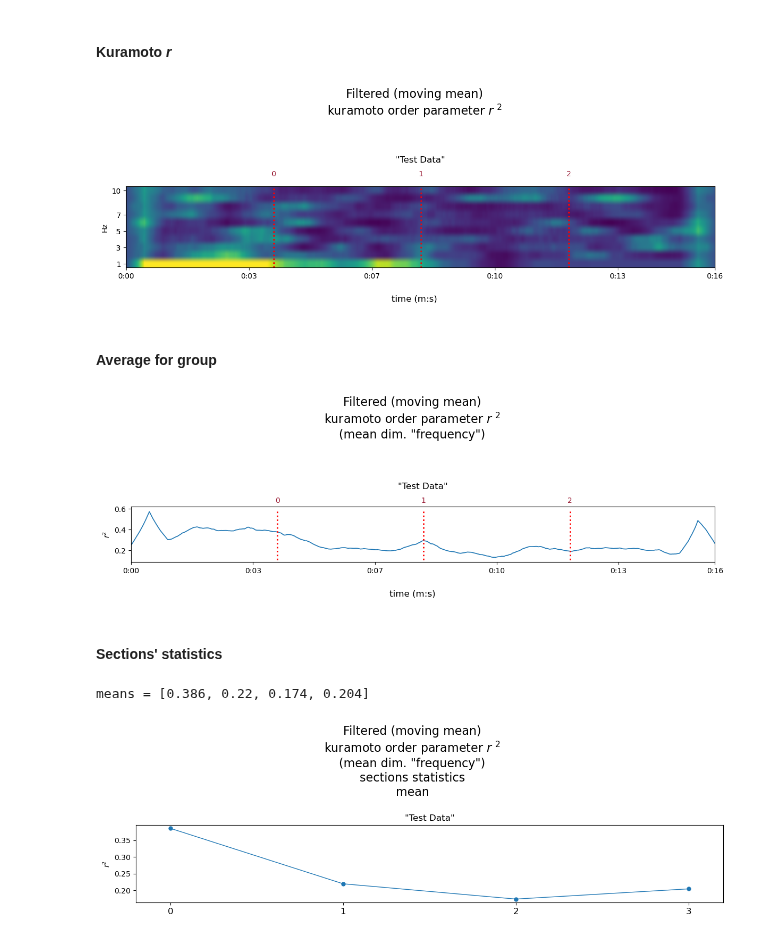
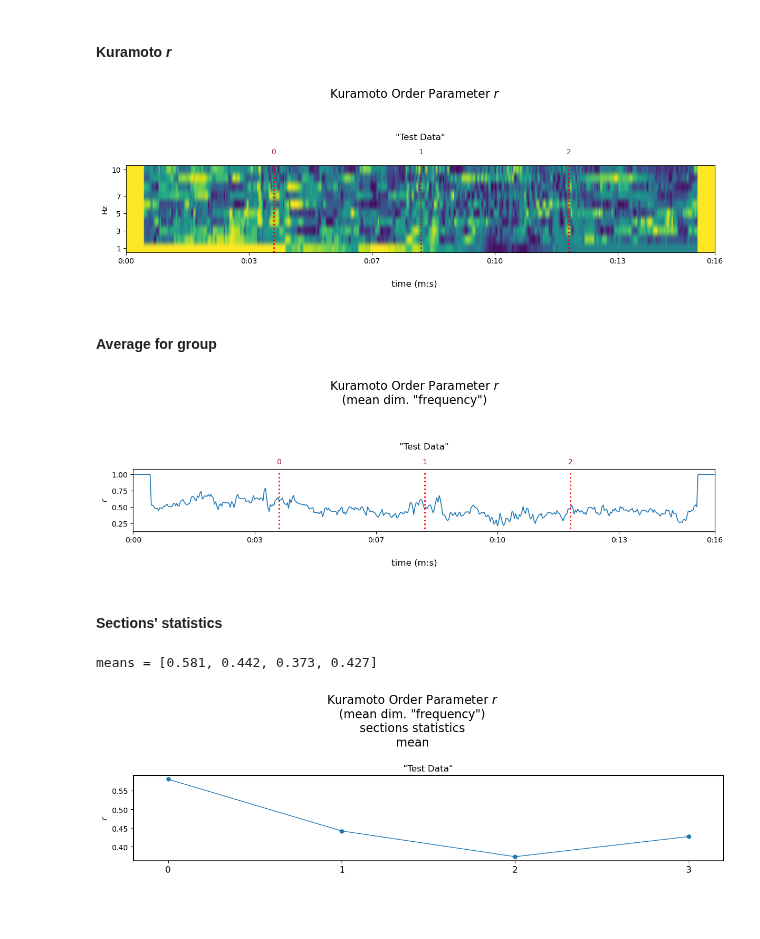
Before and after one commit to juigmend/SynCoord, a Jupyter notebook: docs/Kuramoto_r.ipynb, the cells around one changed output. Saved outputs shown, nothing was run; the diff lists cells and outputs as text; code cells hidden in the pictures; blank space fills up the shorter version.

```diff
--- a/docs/Kuramoto_r.ipynb
+++ b/docs/Kuramoto_r.ipynb
@@ -113,17 +111,17 @@ else:
 #### Kuramoto *r*
 # %%
 
-smooth_power = True  # <---
+smooth_power = False  # <---
 
 kr_fft = sc.ptdata.kuramoto_r( fft_phase )
 kr_fft_vis = kr_fft
 if smooth_power:
     kr_fft_s = sc.ptdata.smooth( kr_fft, filter_type='mean', window_size=1 )
     kr_fft_p = sc.ptdata.apply( kr_fft_s, np.power, 2 )
     kr_fft_vis = kr_fft_p
 kr_fft_vis.visualise( vscale=1.5 )
 # %% [output]
-[figure, old version]
+[figure, new version]
 # %% [markdown]
 >
 #### Average for group
@@ -131,13 +129,14 @@ kr_fft_vis.visualise( vscale=1.5 )
 kr_fft_aggr_top = sc.ptdata.aggrax( kr_fft_vis, axis=0, function='mean' )
 kr_fft_aggr_top.visualise( vscale=1.3, vistype='line', dlattr='1.2' )
 # %% [output]
-[figure, old version]
+[figure, new version]
 # %% [markdown]
 >
 #### Sections' statistics
 # %%
 
-sec_margins = [[1,1] for _ in range(4)] # <--- sections' margins (seconds)
+if smooth_power: sec_margins = [[1,1] for _ in range(4)] # sections' margins (seconds)
+else : sec_margins = [[0.5,0.5] for _ in range(4)]       # sections' margins (seconds)
 
 kr_fft_aggr_top_stats = sc.ptdata.secstats( kr_fft_aggr_top, margins=sec_margins, last=True )
 kr_fft_aggr_top_stats.visualise( statistics='mean', vscale=1.1 )
@@ -147,5 +146,5 @@ import matplotlib.pyplot as plt
 plt.xlim((-0.2,3.2))
 plt.xticks((0,1,2,3),('0','1','2','3'),fontsize=12);
 # %% [output]
-means = [0.386, 0.22, 0.174, 0.204]
+means = [0.581, 0.442, 0.373, 0.427]
-[figure, old version]
+[figure, new version]
```
Also changed, not shown: parts of 3 cells of this notebook.
